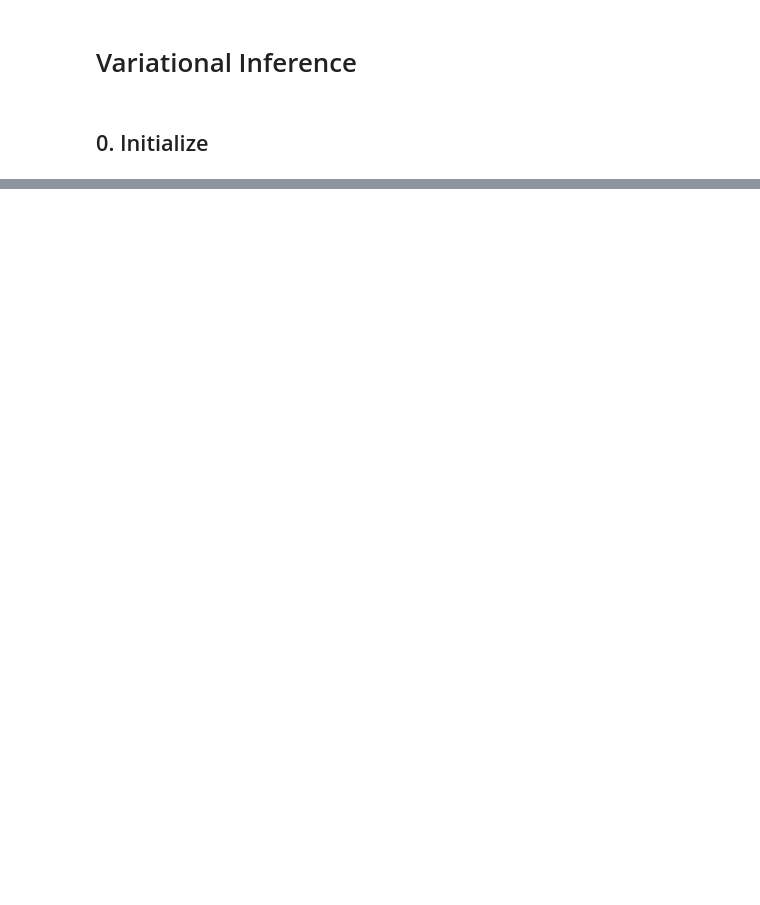
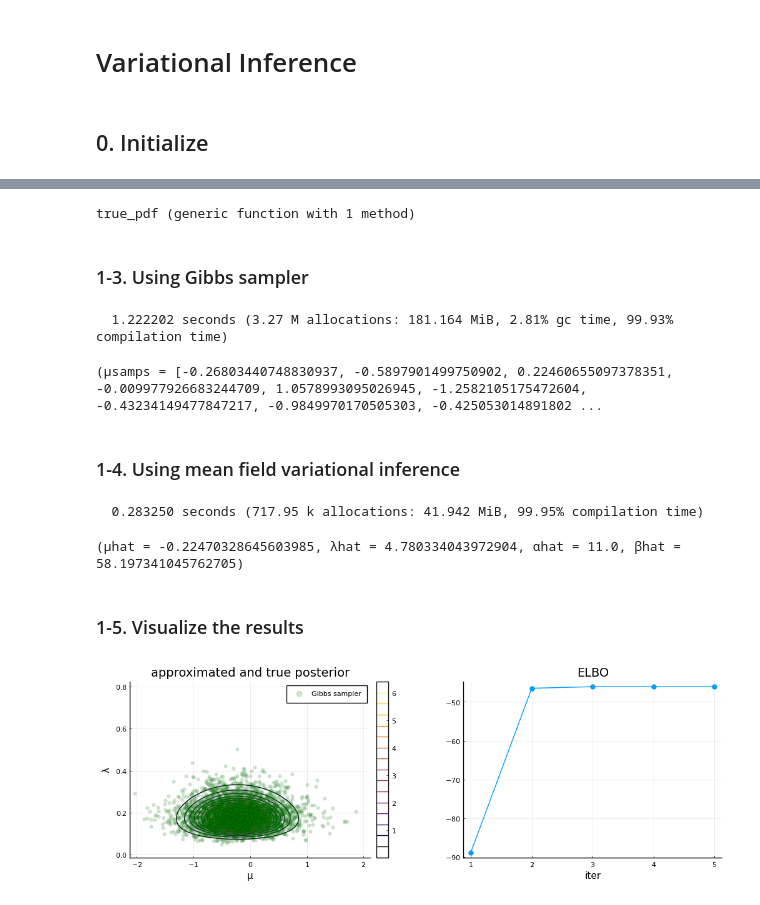
Before and after one commit to kitano-AppMath/my-julia-works, a Jupyter notebook: Variational Inference.ipynb, the cells around one changed output, grey strips where cells are left out. Saved outputs shown, nothing was run; the diff lists cells and outputs as text; code cells hidden in the pictures; blank space fills up the shorter version.

```diff
--- a/Variational Inference.ipynb
+++ b/Variational Inference.ipynb
@@ -399,0 +104,54 @@ savefig(fig6, "figs-VI/fig6.png")
+# %%
+#set the random seed
+Random.seed!(42)
+
+#true distribution and parameters
+μ₁ = -2
+μ₂ = 2
+σ₁ = 1.5
+σ₂ = 1.5
+N = 20
+mixture_normal = MixtureModel([Normal(μ₁, σ₁), Normal(μ₂, σ₂)])
+X = rand(mixture_normal, N)
+data = (X=X, N=N)
+
+function true_pdf(x)
+    pdf(mixture_normal, x)
+end
+# %% [output]
+true_pdf (generic function with 1 method)
+# %% [markdown]
+### 1-3. Using Gibbs sampler
+# %%
+#Gibbs sampler for true posterior
+β = 1e1
+model_params = (β=β,)
+n_samps = 5000
+@time μsamps, λsamps = Gibbs_sampler(data,model_params,n_samps)
+samps = (μsamps=μsamps, λsamps=λsamps)
+# %% [output]
+  1.222202 seconds (3.27 M allocations: 181.164 MiB, 2.81% gc time, 99.93% compilation time)
+(μsamps = [-0.26803440748830937, -0.5897901499750902, 0.22460655097378351, -0.009977926683244709, 1.0578993095026945, -1.2582105175472604, -0.43234149477847217, -0.9849970170505303, -0.425053014891802 ...
+# %% [markdown]
+### 1-4. Using mean field variational inference
+# %%
+#mean field variational inference
+n_train = 1000
+tol = 1e-6
+@time μhat,λhat,αhat,βhat,history = my_mf_VI(data,model_params,n_train,tol)
+var_params = (μhat=μhat, λhat=λhat, αhat=αhat, βhat=βhat)
+# %% [output]
+  0.283250 seconds (717.95 k allocations: 41.942 MiB, 99.95% compilation time)
+(μhat = -0.22470328645603985, λhat = 4.780334043972904, αhat = 11.0, βhat = 58.197341045762705)
+# %% [markdown]
+### 1-5. Visualize the results
+# %%
+#visualize the variational and true posterior
+p1 = plot(-2:0.1:2, 0.01:0.01:0.8, (μ,λ)->r(μ,λ,var_params), st=:contour, xlabel="μ", ylabel="λ",
+    title="approximated and true posterior", xlim=[-2,2], ylim=[0.01, 0.8])
+plot!(μsamps, λsamps, st=:scatter, alpha=0.2, label="Gibbs sampler", markerstrokewidth=0.2, color=:green)
+p2 = plot(history, title="ELBO", xlabel="iter", label=false, marker=:circle, markerstrokewidth=0, markersize=6)
+fig1 = plot(p1, p2, size=(1000, 350))
+savefig(fig1, "figs-VI/fig1.png")
+# %% [output]
+[figure, added]
```
Also changed, not shown: parts of 39 cells of this notebook, 1 other file.
